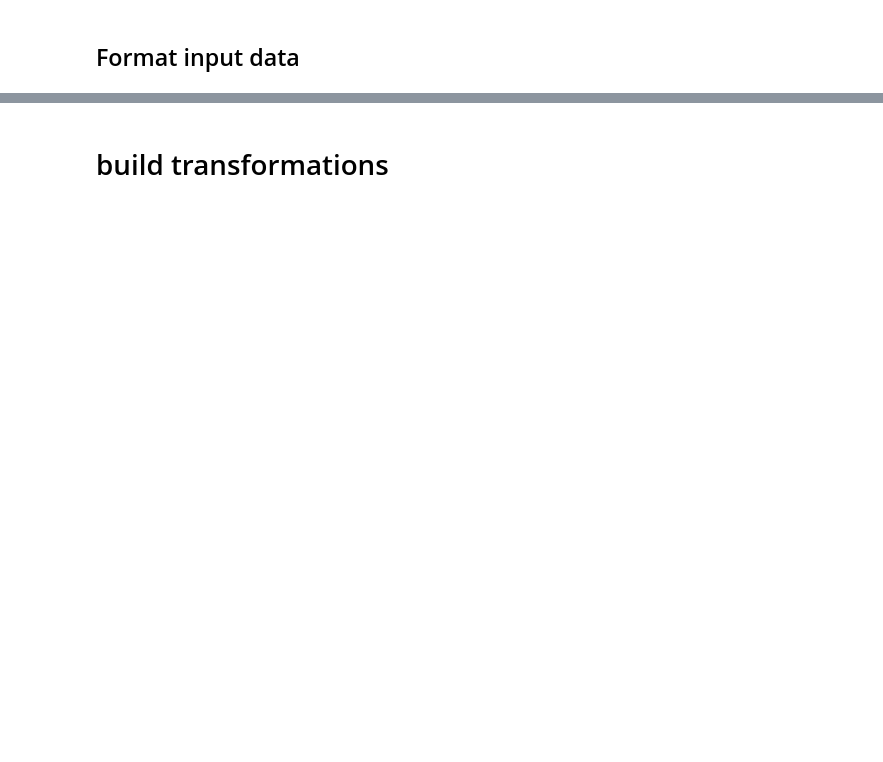
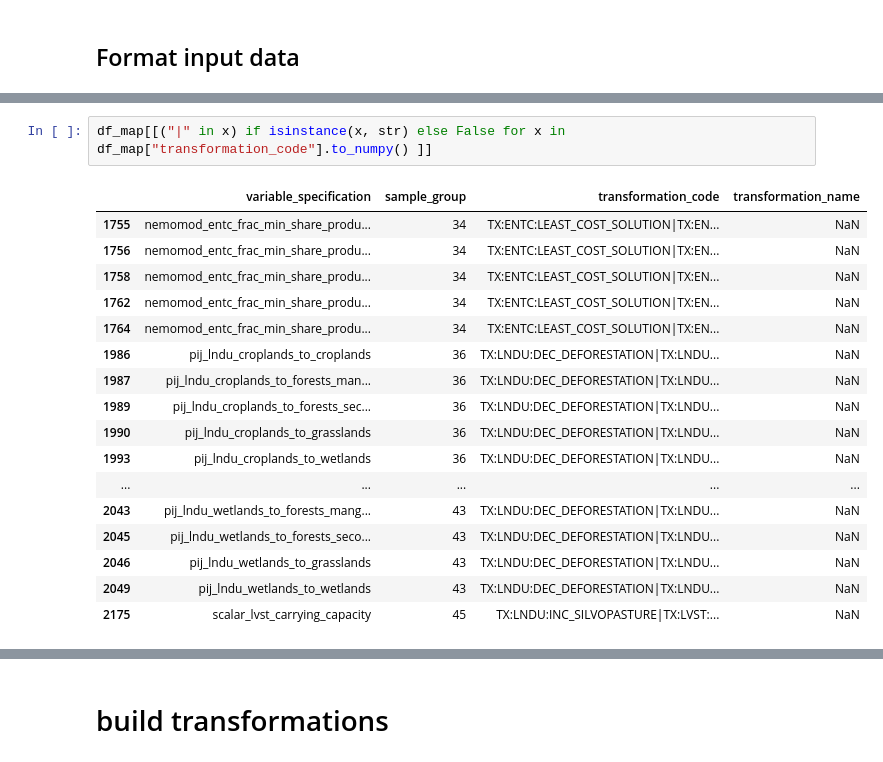
Before and after one commit to jcsyme/sisepuede_region_nbs, a Jupyter notebook: louisiana/run_louisiana.ipynb, the cells around one changed output, grey strips where cells are left out. Cells and saved outputs as stored; diff of their text form; blank space fills up the shorter version.

```diff
--- a/louisiana/run_louisiana.ipynb
+++ b/louisiana/run_louisiana.ipynb
@@ -83,0 +172,20 @@ df_input = (
+# %%
+df_map[[("|" in x) if isinstance(x, str) else False for x in df_map["transformation_code"].to_numpy() ]]
+# %% [output]
+|  | variable_specification | sample_group | transformation_code | transformation_name |
+| 1755 | nemomod_entc_frac_min_share_produ... | 34 | TX:ENTC:LEAST_COST_SOLUTION|TX:EN... | NaN |
+| 1756 | nemomod_entc_frac_min_share_produ... | 34 | TX:ENTC:LEAST_COST_SOLUTION|TX:EN... | NaN |
+| 1758 | nemomod_entc_frac_min_share_produ... | 34 | TX:ENTC:LEAST_COST_SOLUTION|TX:EN... | NaN |
+| 1762 | nemomod_entc_frac_min_share_produ... | 34 | TX:ENTC:LEAST_COST_SOLUTION|TX:EN... | NaN |
+| 1764 | nemomod_entc_frac_min_share_produ... | 34 | TX:ENTC:LEAST_COST_SOLUTION|TX:EN... | NaN |
+| 1986 | pij_lndu_croplands_to_croplands | 36 | TX:LNDU:DEC_DEFORESTATION|TX:LNDU... | NaN |
+| 1987 | pij_lndu_croplands_to_forests_man... | 36 | TX:LNDU:DEC_DEFORESTATION|TX:LNDU... | NaN |
+| 1989 | pij_lndu_croplands_to_forests_sec... | 36 | TX:LNDU:DEC_DEFORESTATION|TX:LNDU... | NaN |
+| 1990 | pij_lndu_croplands_to_grasslands | 36 | TX:LNDU:DEC_DEFORESTATION|TX:LNDU... | NaN |
+| 1993 | pij_lndu_croplands_to_wetlands | 36 | TX:LNDU:DEC_DEFORESTATION|TX:LNDU... | NaN |
+| ... | ... | ... | ... | ... |
+| 2043 | pij_lndu_wetlands_to_forests_mang... | 43 | TX:LNDU:DEC_DEFORESTATION|TX:LNDU... | NaN |
+| 2045 | pij_lndu_wetlands_to_forests_seco... | 43 | TX:LNDU:DEC_DEFORESTATION|TX:LNDU... | NaN |
+| 2046 | pij_lndu_wetlands_to_grasslands | 43 | TX:LNDU:DEC_DEFORESTATION|TX:LNDU... | NaN |
+| 2049 | pij_lndu_wetlands_to_wetlands | 43 | TX:LNDU:DEC_DEFORESTATION|TX:LNDU... | NaN |
+| 2175 | scalar_lvst_carrying_capacity | 45 | TX:LNDU:INC_SILVOPASTURE|TX:LVST:... | NaN |
```
Also changed, not shown: parts of 22 cells of this notebook, 7 other files.
